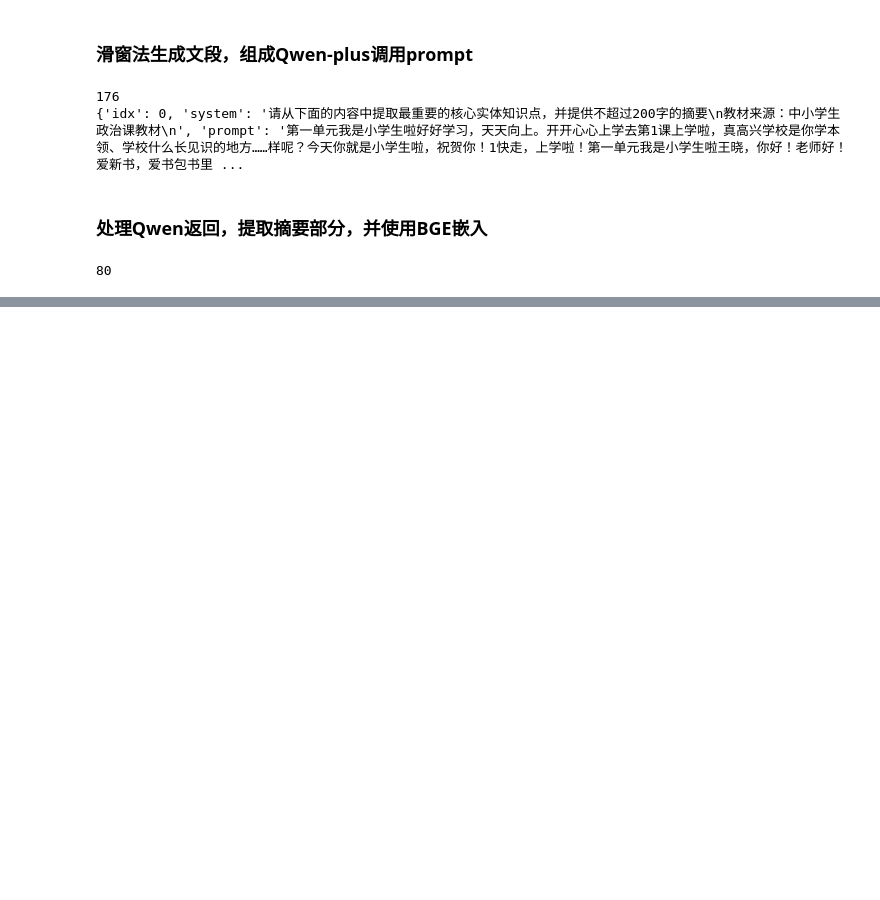
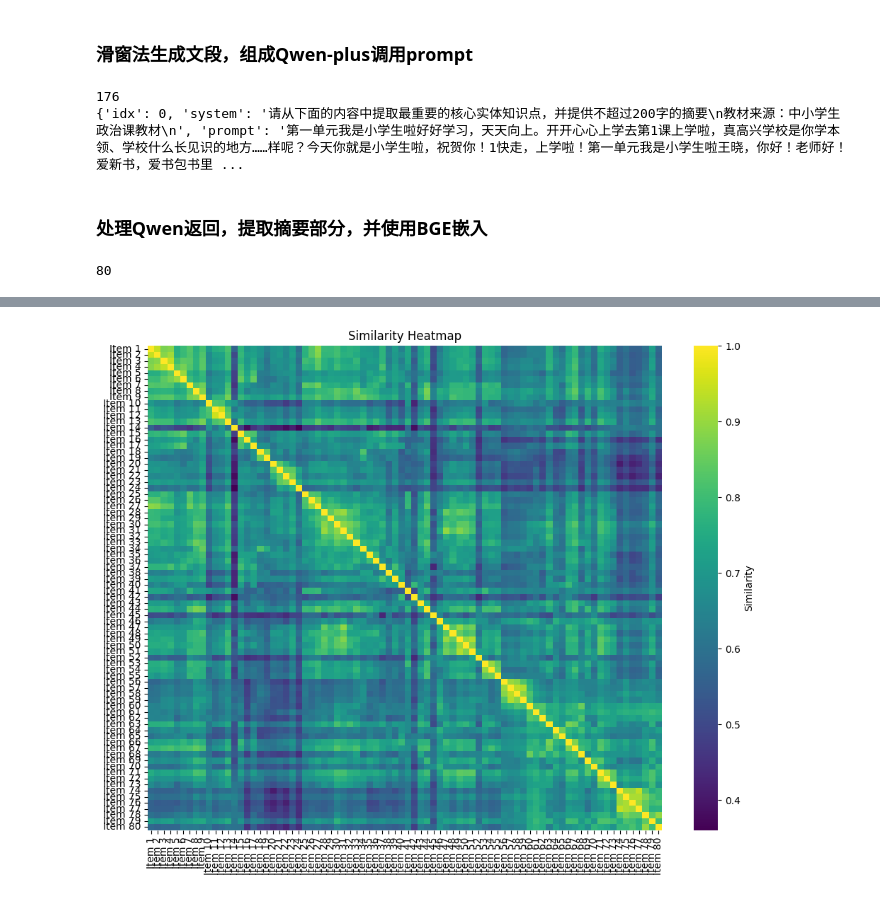
Before and after one commit to BlackieFC/MyCDM, a Jupyter notebook: process_pdf.ipynb, the cells around one changed output, grey strips where cells are left out. Cells and saved outputs as stored; diff of their text form; code cells hidden in the pictures; blank space fills up the shorter version.

```diff
--- a/process_pdf.ipynb
+++ b/process_pdf.ipynb
@@ -405,7 +408,7 @@ def calculate_similarity(_embeddings):
 
 def plot_similarity_heatmap(similarity_matrix, labels=None, cmap='viridis',
                            figsize=(10, 8), title='Similarity Heatmap',
-                           vmin=None, vmax=None, annot=True, fmt='.2f'):
+                           vmin=None, vmax=None, annot=False, fmt=''):  #  '.2f'
     """
     绘制相似度矩阵的热图
 
@@ -431,35 +434,42 @@ def plot_similarity_heatmap(similarity_matrix, labels=None, cmap='viridis',
                 annot=annot,
                 fmt=fmt,
                 cmap=cmap,
                 vmin=vmin,
                 vmax=vmax,
                 xticklabels=labels,
                 yticklabels=labels,
                 cbar_kws={'label': 'Similarity'},
                 ax=ax)
 
     # 设置标题和标签
     ax.set_title(title)
 
     # 调整布局
     plt.tight_layout()
 
     return fig, ax
 
 
 """实际调用"""
 # 创建一个示例相似度矩阵
-n = 5
-np.random.seed(42)
-sim_matrix = np.random.rand(n, n)
+# n = 5
+# np.random.seed(42)
+# sim_matrix = np.random.rand(n, n)
+
+# 计算余弦相似度
+sim_matrix = calculate_similarity(embeddings)
+
 # 确保对角线为1(自己与自己的相似度为1)
 np.fill_diagonal(sim_matrix, 1)
 # 确保矩阵对称(相似度矩阵通常是对称的)
 sim_matrix = (sim_matrix + sim_matrix.T) / 2
 
-# 示例标签
-labels = [f'Item {i+1}' for i in range(n)]
+# # 示例标签
+labels = [f'Item {i+1}' for i in range(embeddings.shape[0])]
+# labels = ['' for i in range(embeddings.shape[0])]
 
 # 绘制热图
 fig, ax = plot_similarity_heatmap(sim_matrix, labels=labels)
 plt.show()
+# %% [output]
+[figure, added]
```
Also changed, not shown: parts of 1 cell of this notebook.
